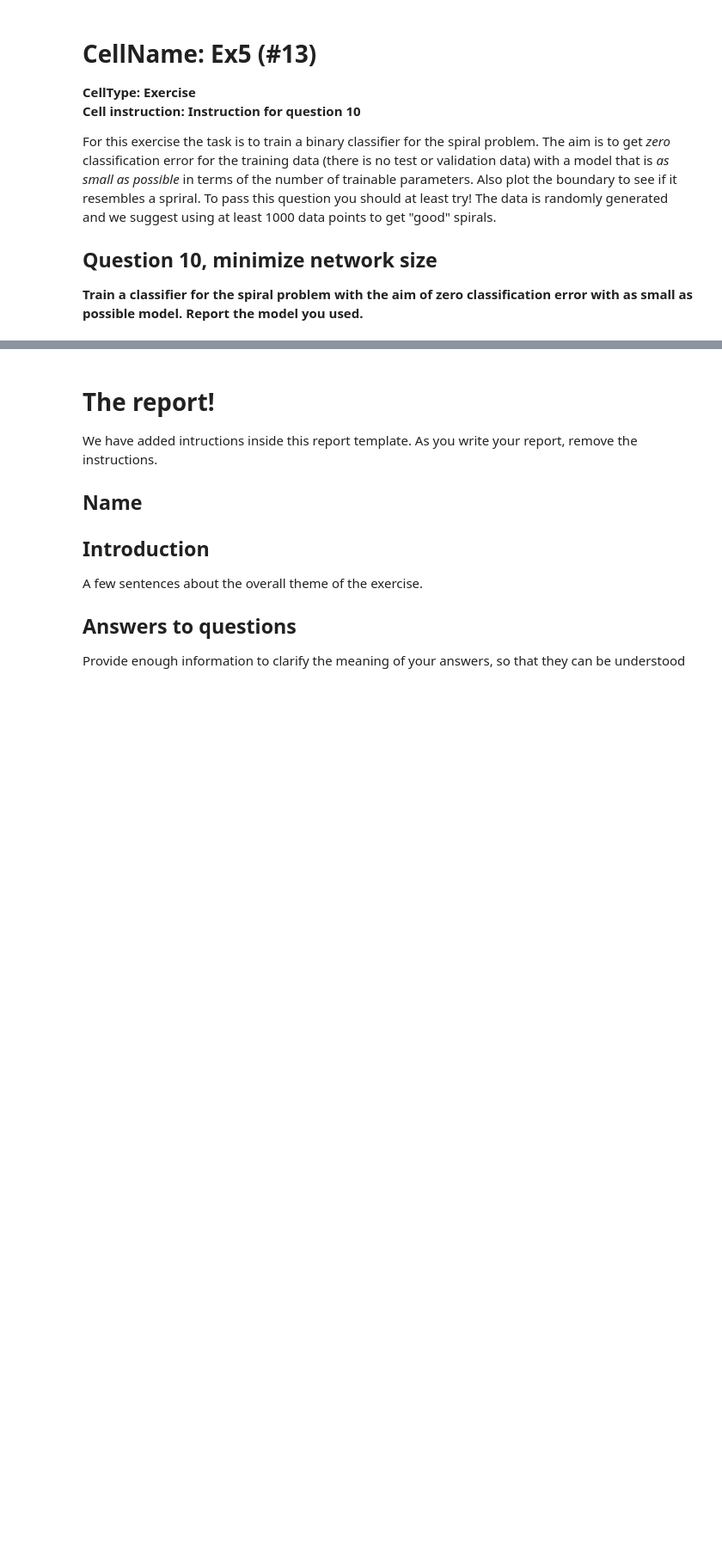
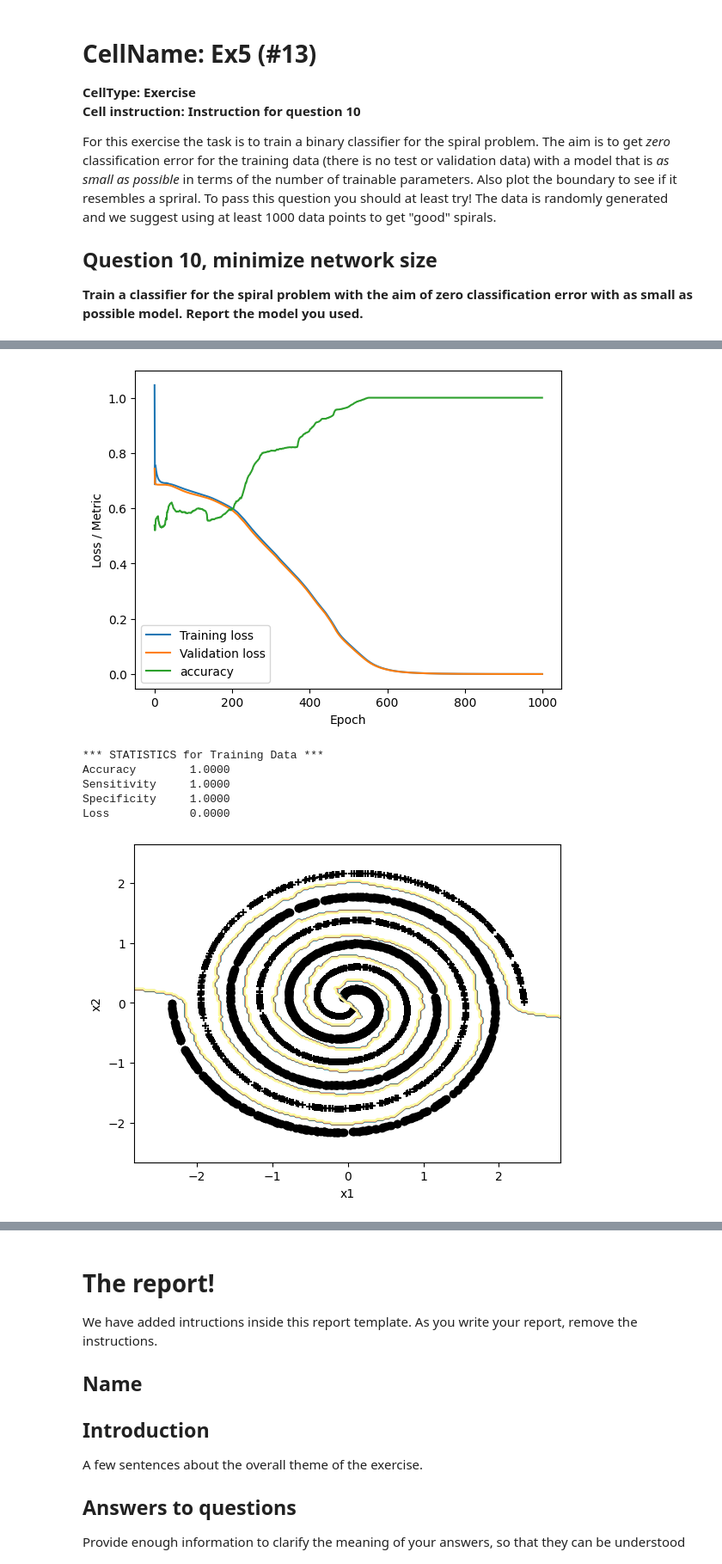
Before and after one commit to myngoc-trg/BERN04_ANN_DeepLearning, a Jupyter notebook: Lab_2/lab2.ipynb, the cells around one changed output, grey strips where cells are left out. Shown at 86% size. Cells and saved outputs as stored; diff of their text form; code cells hidden in the pictures; blank space fills up the shorter version.

```diff
--- a/Lab_2/lab2.ipynb
+++ b/Lab_2/lab2.ipynb
@@ -2667,0 +2697,65 @@ decision_boundary(x_trn, d_trn, model_ex5)
+# %%
+%%time
+
+# seed = 0 means random, seed > 0 means fixed
+seed = 0
+np.random.seed(seed) if seed else None
+
+# Generate training data
+x_trn, d_trn = twospirals(1500, 3, 0)
+
+mu, std = standard(x_trn)
+x_trn = (x_trn - mu)/std
+
+# Define the network, cost function and training settings
+model_ex5 = Network(
+    inputs = x_trn.shape[1],        # number of input nodes
+    outputs = 1,                    # number of output nodes
+    nodes = [128,64],                    # number of nodes in hidden layer
+    activation = nn.Tanh,           # activation function in hidden layer
+    out_activation = nn.Sigmoid,    # activation function in output layer (if not linear)
+    dropout = 0,                    # dropout rate
+    l2regularization = 0            # L2 regularization lambda
+    ).to(device)                    # move data to GPU or keep with CPU
+
+# Optimization parameters
+opt_method = torch.optim.Adam   # minimization method
+learning_rate = 0.001            # learning rate
+loss_fn = nn.BCELoss()          # loss function, binary cross entropy
+number_epochs = 1000
+minibatch_size = 100
+
+# Additional metrics to print {name: metric}
+metrics = {'accuracy': torchmetrics.Accuracy("binary")}
+
+# Print a summary of the model
+print(model_ex5)
+
+# Set up the optimizer
+optimizer = opt_method(model_ex5.parameters(), lr=learning_rate)
+
+# Create datasets and batch loaders for the training and test data on the GPU or CPU
+dset_trn = TensorDataset(torch.tensor(x_trn, device=device, dtype=dtype_torch),
+                         torch.tensor(d_trn, device=device, dtype=dtype_torch))
+dl_trn = DataLoader(dset_trn, batch_size=minibatch_size)
+
+# Train the network and print the progress
+train_loss, val_loss, metrics_res = train_loop(
+    model=model_ex5,
+    train_dataloader=dl_trn,
+    val_dataloader=dl_trn,
+    loss_fn=loss_fn,
+    metrics=metrics,
+    optimizer=optimizer,
+    epochs=number_epochs,
+    print_every=100)
+
+# Plot the training history
+plot_training(train_loss, val_loss, metrics_res)
+
+# Call the stats function to print out statistics for classification problems
+stats_classification(model_ex5, dset_trn, loss_fn=loss_fn, label="Training")
+
+# Plot the decision boundary with respect to the validation data
+decision_boundary(x_trn, d_trn, model_ex5)
+# %% [output]
@@ -2667,0 +2779,7 @@ decision_boundary(x_trn, d_trn, model_ex5)
+[figure, added]
+*** STATISTICS for Training Data ***
+Accuracy        1.0000
+Sensitivity     1.0000
+Specificity     1.0000
+Loss            0.0000
+[figure, added]
```
Also changed, not shown: parts of 4 cells of this notebook.
